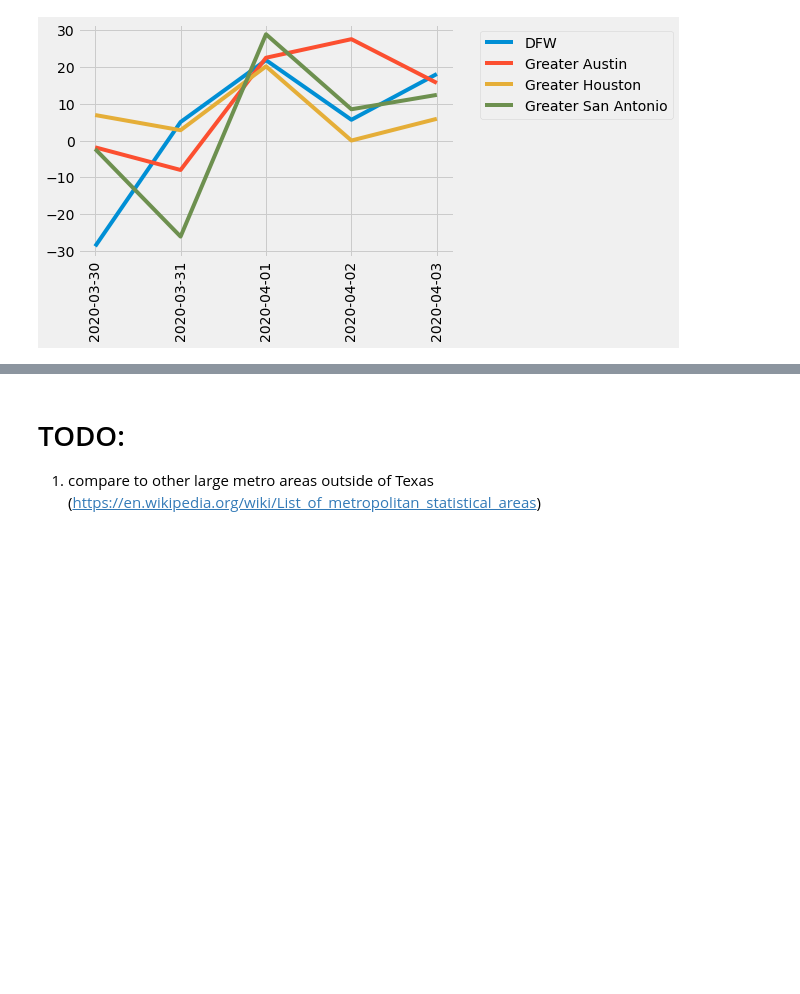
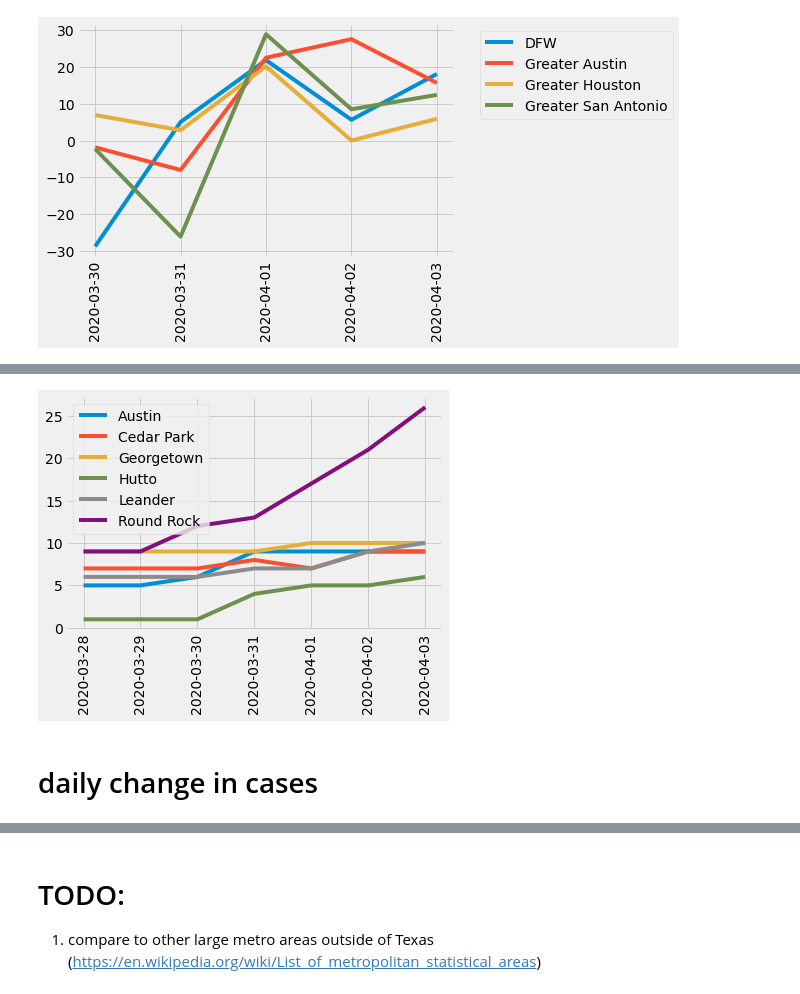
Before and after one commit to RasterBurn/texascovid19, a Jupyter notebook: notebooks/01_plots.ipynb, the cells around one changed output, grey strips where cells are left out. Saved outputs shown, nothing was run; the diff lists cells and outputs as text; code cells hidden in the pictures; blank space fills up the shorter version.

Commit message:
Added some wilco charts

```diff
--- a/notebooks/01_plots.ipynb
+++ b/notebooks/01_plots.ipynb
@@ -84,7 +79,7 @@ df_metro_per_capita
 | Greater San Antonio | 33.359332 | 42.096300 | 55.598887 | 61.555911 | 68.704339 | 76.647038 | 83.001196 | 100.077997 | ... |
 # %%
 for metro in df_metro.index:
-    line = plt.plot(x, df_metro_per_capita.loc[metro], label=metro)
+    line = plt.plot(df_metro.columns, df_metro_per_capita.loc[metro], label=metro)
     color = line[0].get_color()
     plt.legend(bbox_to_anchor=(1.05, 1))
     plt.xticks(rotation=90)
@@ -103,8 +98,8 @@ df_metro_daily
 | Greater Houston | NaN | 88.0 | 80.0 | 70.0 | 246.0 | 124.0 | 95.0 | 205.0 | ... |
 | Greater San Antonio | NaN | 22.0 | 34.0 | 15.0 | 18.0 | 20.0 | 16.0 | 43.0 | ... |
 # %%
-for metro in df_metro.index:
-    line = plt.plot(x, df_metro_daily.loc[metro], label=metro)
+for metro in df_metro_daily.index:
+    line = plt.plot(df_metro_daily.columns, df_metro_daily.loc[metro], label=metro)
     color = line[0].get_color()
     plt.legend(bbox_to_anchor=(1.05, 1))
     plt.xticks(rotation=90)
@@ -135,8 +130,8 @@ df_metro_growth_rates
 | Greater Houston | NaN | NaN | NaN | NaN | NaN | 6.923077 | 2.803738 | 20.149254 | ... |
 | Greater San Antonio | NaN | NaN | NaN | NaN | NaN | -2.298851 | -26.086957 | 28.865979 | ... |
 # %%
-for metro in df_metro.index:
-    line = plt.plot(x, df_metro_growth_rates.loc[metro], label=metro)
+for metro in df_metro_growth_rates.index:
+    line = plt.plot(df_metro_growth_rates.columns, df_metro_growth_rates.loc[metro], label=metro)
     color = line[0].get_color()
     plt.legend(bbox_to_anchor=(1.05, 1))
     plt.xticks(rotation=90)
@@ -144,0 +144,2 @@ for metro in df_metro.index:
+# %%
+df_wilco_timeseries = data.get_county_timeseries("wilco")
@@ -144,0 +158,14 @@ for metro in df_metro.index:
+# %%
+for city in df_wilco_timeseries.index:
+    if city == "Other":
+        continue
+    line = plt.plot(df_wilco_timeseries.columns, df_wilco_timeseries.loc[city], label=city)
+    color = line[0].get_color()
+#     plt.text(x[-1], df_wilco_timeseries.loc[city][-1], city, color=color)
+    plt.xticks(rotation=90)
+
+    plt.legend(loc='best')
+# %% [output]
+[figure, added]
+# %% [markdown]
+# daily change in cases
```
Also changed, not shown: parts of 11 cells of this notebook, 1 other file.
